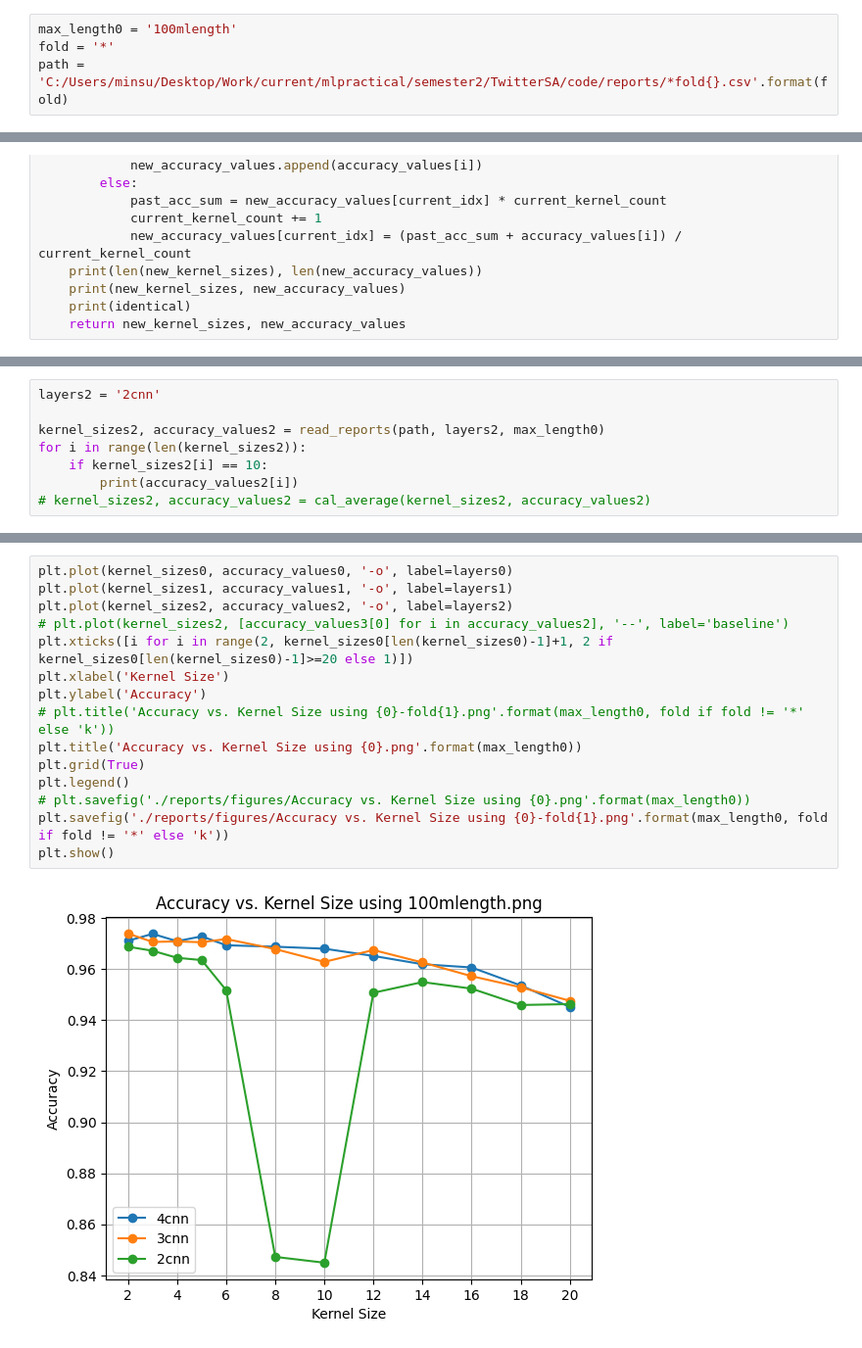
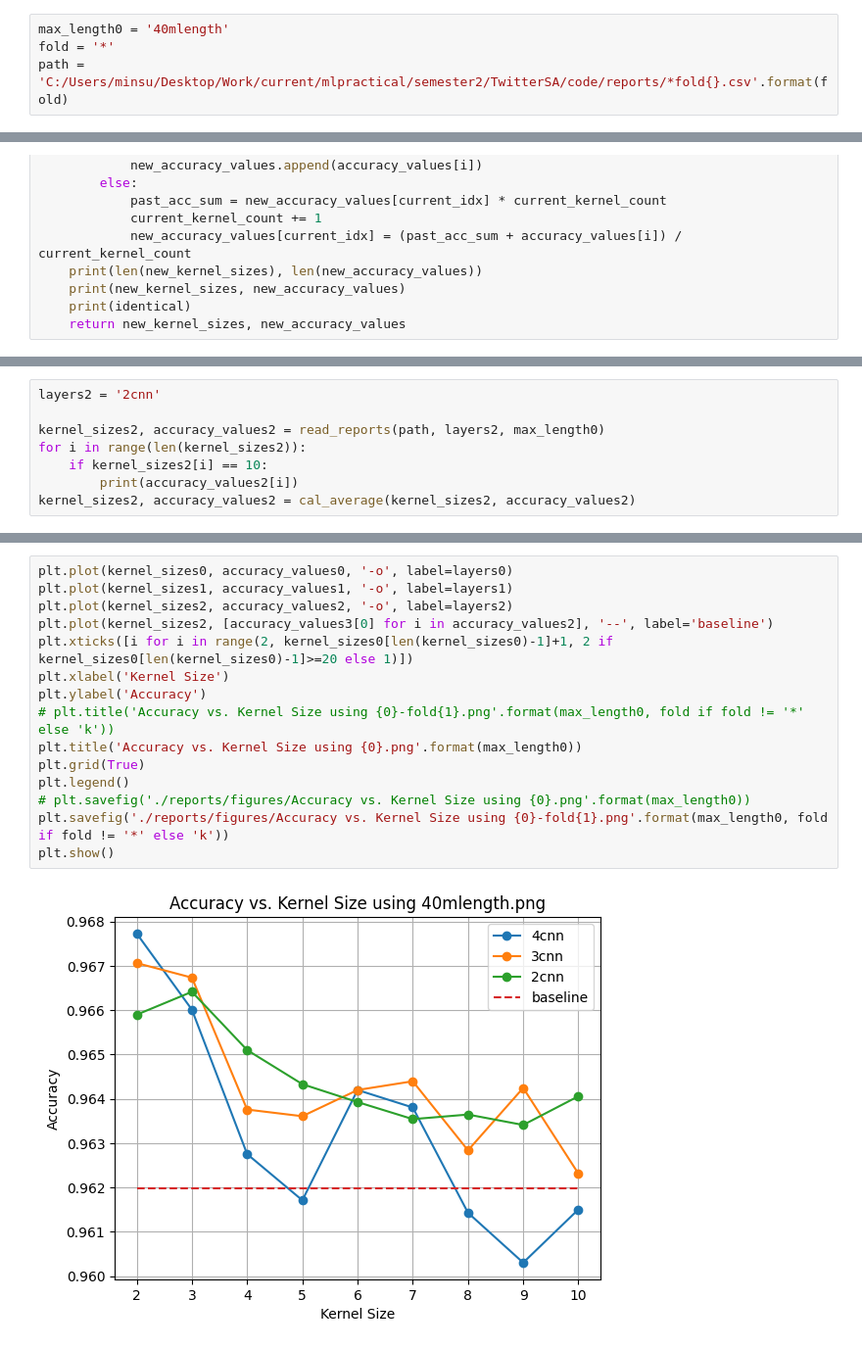
Before and after one commit to MinSuan96/TwitterSA, a Jupyter notebook: code/plot_report_varying_kernel_sizes.ipynb, the cells around one changed output, grey strips where cells are left out. Shown at 98% size. Saved outputs shown, nothing was run; the diff lists cells and outputs as text.

```diff
--- a/code/plot_report_varying_kernel_sizes.ipynb
+++ b/code/plot_report_varying_kernel_sizes.ipynb
@@ -4,7 +4,7 @@ import glob
 import os
 import matplotlib.pyplot as plt
 # %%
-max_length0 = '100mlength'
+max_length0 = '40mlength'
 fold = '*'
 path = 'C:/Users/minsu/Desktop/Work/current/mlpractical/semester2/TwitterSA/code/reports/*fold{}.csv'.format(fold)
 # %%
@@ -103,5 +82,5 @@ kernel_sizes2, accuracy_values2 = read_reports(path, layers2, max_length0)
 for i in range(len(kernel_sizes2)):
     if kernel_sizes2[i] == 10:
         print(accuracy_values2[i])
-# kernel_sizes2, accuracy_values2 = cal_average(kernel_sizes2, accuracy_values2)
+kernel_sizes2, accuracy_values2 = cal_average(kernel_sizes2, accuracy_values2)
 # %% [output]
@@ -122,17 +104,17 @@ kernel_sizes3, accuracy_values3 = cal_average(kernel_sizes3, accuracy_values3)
 # %%
 plt.plot(kernel_sizes0, accuracy_values0, '-o', label=layers0)
 plt.plot(kernel_sizes1, accuracy_values1, '-o', label=layers1)
 plt.plot(kernel_sizes2, accuracy_values2, '-o', label=layers2)
-# plt.plot(kernel_sizes2, [accuracy_values3[0] for i in accuracy_values2], '--', label='baseline')
+plt.plot(kernel_sizes2, [accuracy_values3[0] for i in accuracy_values2], '--', label='baseline')
 plt.xticks([i for i in range(2, kernel_sizes0[len(kernel_sizes0)-1]+1, 2 if kernel_sizes0[len(kernel_sizes0)-1]>=20 else 1)])
 plt.xlabel('Kernel Size')
 plt.ylabel('Accuracy')
 # plt.title('Accuracy vs. Kernel Size using {0}-fold{1}.png'.format(max_length0, fold if fold != '*' else 'k'))
 plt.title('Accuracy vs. Kernel Size using {0}.png'.format(max_length0))
 plt.grid(True)
 plt.legend()
 # plt.savefig('./reports/figures/Accuracy vs. Kernel Size using {0}.png'.format(max_length0))
 plt.savefig('./reports/figures/Accuracy vs. Kernel Size using {0}-fold{1}.png'.format(max_length0, fold if fold != '*' else 'k'))
 plt.show()
 # %% [output]
-[figure, old version]
+[figure, new version]
```
Also changed, not shown: parts of 6 cells of this notebook, 6 other files.
